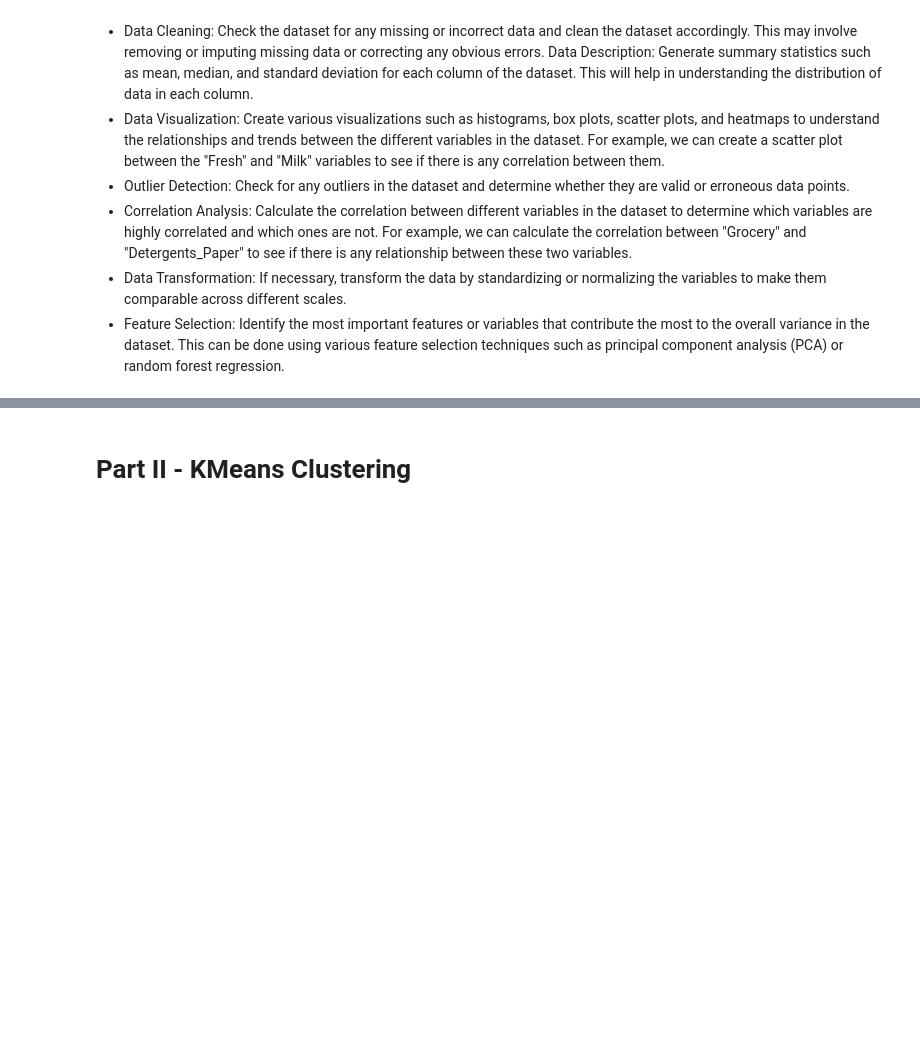
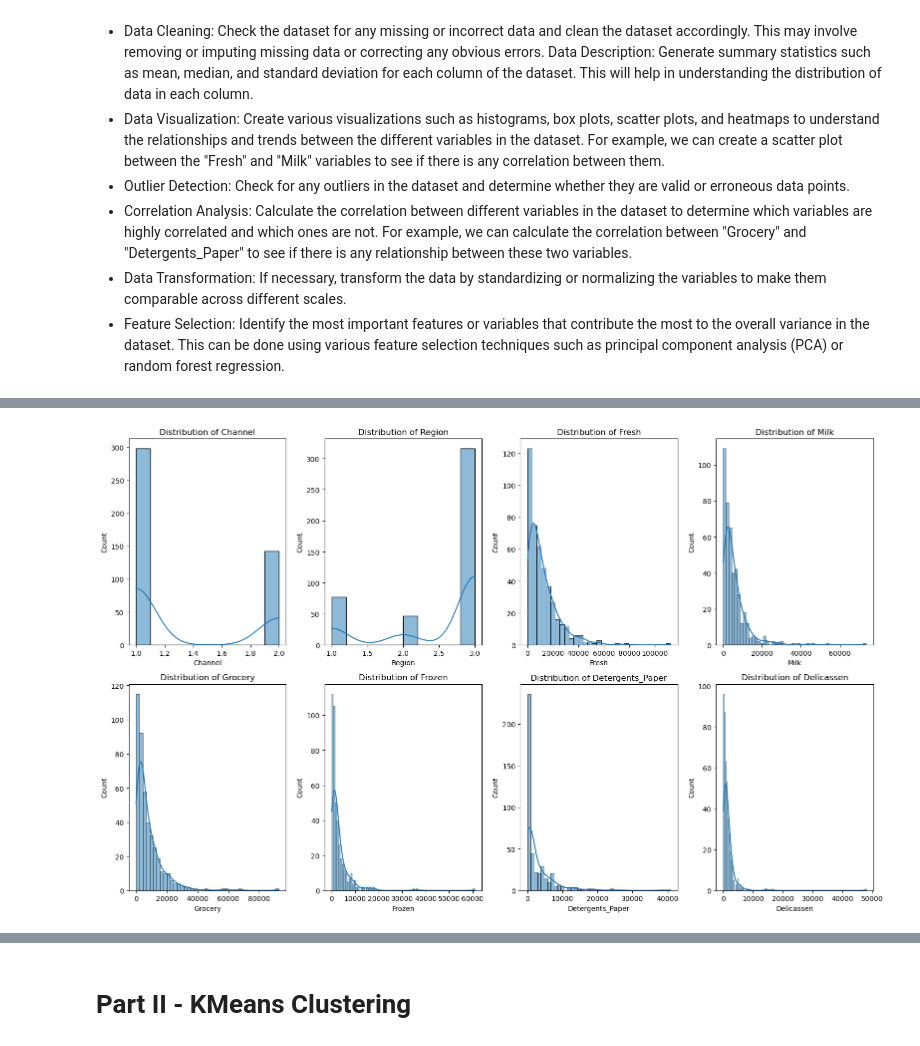
Before and after one commit to Nathan-13/ML-Project-Unsupervised-Learning, a Jupyter notebook: notebook/Unsupervised Learning - Project.ipynb, the cells around one changed output, grey strips where cells are left out. Cells and saved outputs as stored; diff of their text form; code cells hidden in the pictures; blank space fills up the shorter version.

```diff
--- a/notebook/Unsupervised Learning - Project.ipynb
+++ b/notebook/Unsupervised Learning - Project.ipynb
@@ -30,0 +119,17 @@ FileNotFoundError: [Errno 2] No such file or directory: '../data/Wholesale_Data.
+# %%
+# Creating a Histogram for the variables
+# Determine the number of rows and columns for your subplot grid
+n = len(sales_df.columns)
+ncols = 4
+nrows = n // ncols + n % ncols
+
+fig, axes = plt.subplots(nrows=nrows, ncols=ncols, figsize=(16, 5*nrows))
+
+for ax, column in zip(axes.flatten(), sales_df.columns):
+    sns.histplot(data=sales_df, x=column, multiple="stack", kde=True, ax=ax)
+    ax.set_title(f"Distribution of {column}")
+
+plt.tight_layout()
+plt.show()
+# %% [output]
+[figure, added]
```
Also changed, not shown: parts of 51 cells of this notebook.
